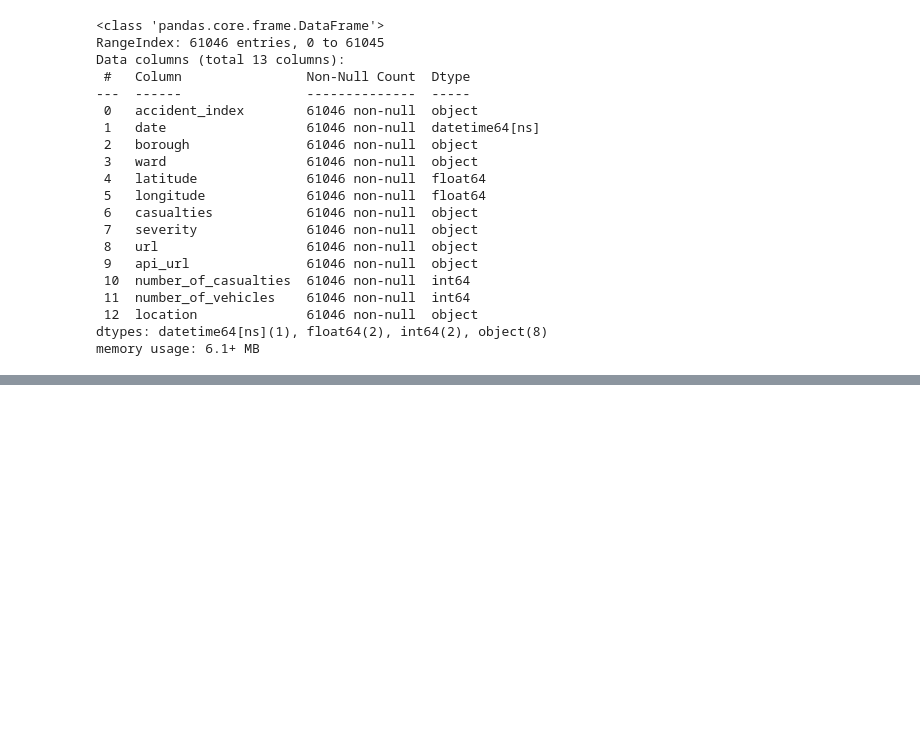
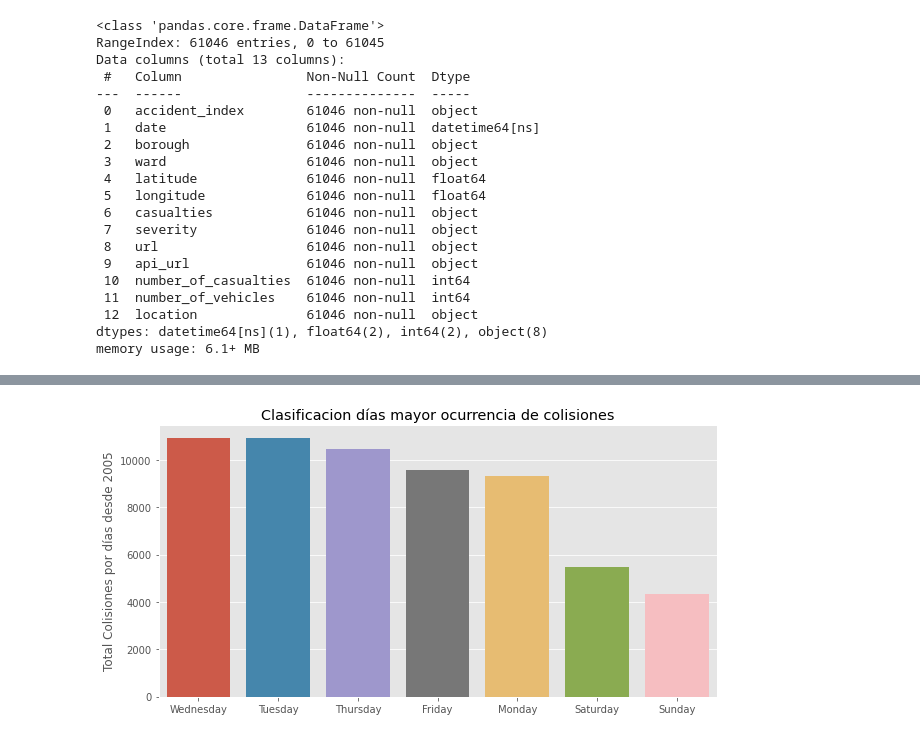
Before and after one commit to gillaness/data-visualization, a Jupyter notebook: LondonBikeCollisions.ipynb, the cells around one changed output, grey strips where cells are left out. Cells and saved outputs as stored; diff of their text form; code cells hidden in the pictures; blank space fills up the shorter version.

```diff
--- a/LondonBikeCollisions.ipynb
+++ b/LondonBikeCollisions.ipynb
@@ -70,0 +136,9 @@ df['day'] = df['date'].dt.day_name()
+# %%
+# Días donde ocurren mayor cantidad de Colisiones
+dias = df['day'].value_counts()
+plt.figure(figsize=(10,5))
+plt.title('Clasificacion días mayor ocurrencia de colisiones')
+sns.barplot(x = dias.index, y = dias.values);
+plt.ylabel('Total Colisiones por días desde 2005');
+# %% [output]
+[figure, added]
```
Also changed, not shown: parts of 14 cells of this notebook.
